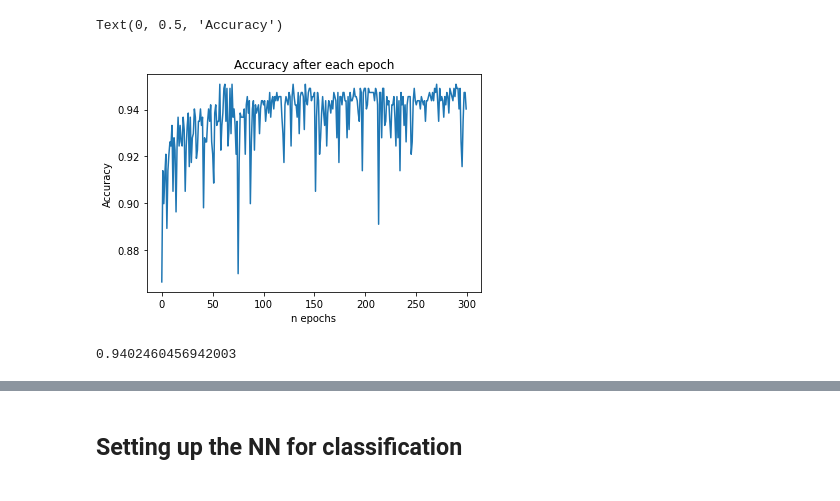
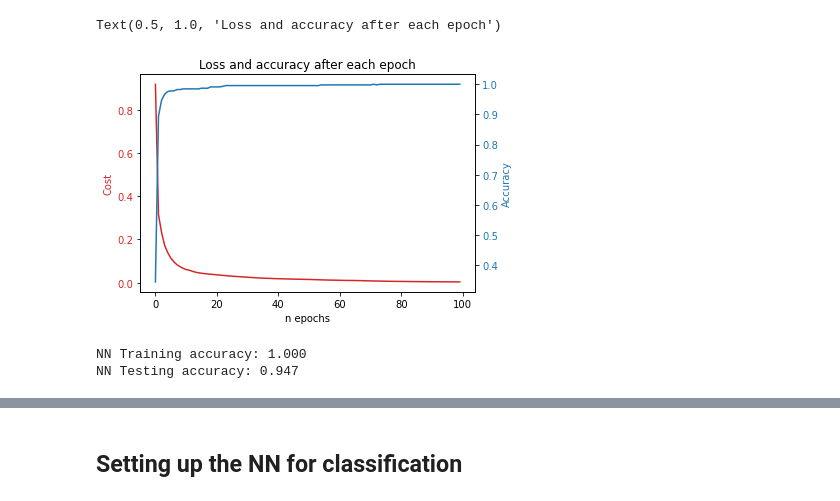
Before and after one commit to haakools/FYS-STK4155AUTUMN, a Jupyter notebook: Project 2/Project2_main.ipynb, the cells around one changed output, grey strips where cells are left out. Cells and saved outputs as stored; diff of their text form; code cells hidden in the pictures.

```diff
--- a/Project 2/Project2_main.ipynb
+++ b/Project 2/Project2_main.ipynb
@@ -23,10 +43,18 @@ Number of features: 24
 # %%
 hidden_layers = [('relu',0),('relu',0.01),'softmax']
 layer_dims=[n_features,6,4,n_categories]
-NNclassifier = fn.NN(layer_dims=layer_dims,hidden_layers=hidden_layers , cost_function="CrossEntropy", optimization_method = "Adam",
-           batch_size = 32, max_epoch=300, verbose=1, learning_rate=0.1)
+NNclassifier = fn.NN(layer_dims=layer_dims,
+                     hidden_layers=hidden_layers,
+                     cost_function="CrossEntropy",
+                     optimization_method = "SGDM",
+                     batch_size = 32,
+                     max_epoch=100,
+                     verbose=1,
+                     #penalty="l2",
+                     lamb=0.001,
+                     learning_rate=0.1)
 # %%
-NNclassifier.fit(X.T,Y.T)
+NNclassifier.fit(X_train_scaled.T,Y_train.T)
 # %% [output]
 Initilizing Weights...
 Starting Training...
@@ -55,13 +72,31 @@ Text(0, 0.5, 'Cost/loss')
-# %%
-plt.plot(NNclassifier.acc)
-plt.title("Accuracy after each epoch")
-plt.xlabel("n epochs")
-plt.ylabel("Accuracy")
-# %% [output]
-Text(0, 0.5, 'Accuracy')
-[figure, removed]
-# %%
-fn.accuracy(Y, np.argmax(Y_tilde, axis=0))
-# %% [output]
-0.9402460456942003
+# %%
+fig, ax1 = plt.subplots()
+
+color = 'tab:red'
+ax1.plot(NNclassifier.costs,color=color, label="Cost function")
+ax1.set_xlabel("n epochs")
+ax1.set_ylabel("Cost",color=color)
+ax1.tick_params(axis='y', labelcolor=color)
+
+ax2 = ax1.twinx()
+color = 'tab:blue'
+ax2.plot(NNclassifier.acc, label="accuracy",color=color)
+ax2.set_ylabel("Accuracy",color=color)
+ax2.tick_params(axis='y', labelcolor=color)
+
+plt.title("Loss and accuracy after each epoch")
+# %% [output]
+Text(0.5, 1.0, 'Loss and accuracy after each epoch')
+[figure, added]
+# %%
+Y_tilde = NNclassifier.predict(X_train_scaled.T)
+Y_pred = NNclassifier.predict(X_test_scaled.T)
+
+NN_train_acc = fn.accuracy(Y_train, np.argmax(Y_tilde, axis=0))
+NN_test_acc = fn.accuracy(Y_test, np.argmax(Y_pred, axis=0))
+print("NN Training accuracy: %.3f" % NN_train_acc )
+print("NN Testing accuracy: %.3f" % NN_test_acc )
+# %% [output]
+NN Training accuracy: 1.000
+NN Testing accuracy: 0.947
 # %% [markdown]
```
Also changed, not shown: parts of 35 cells of this notebook, 2 other files.
